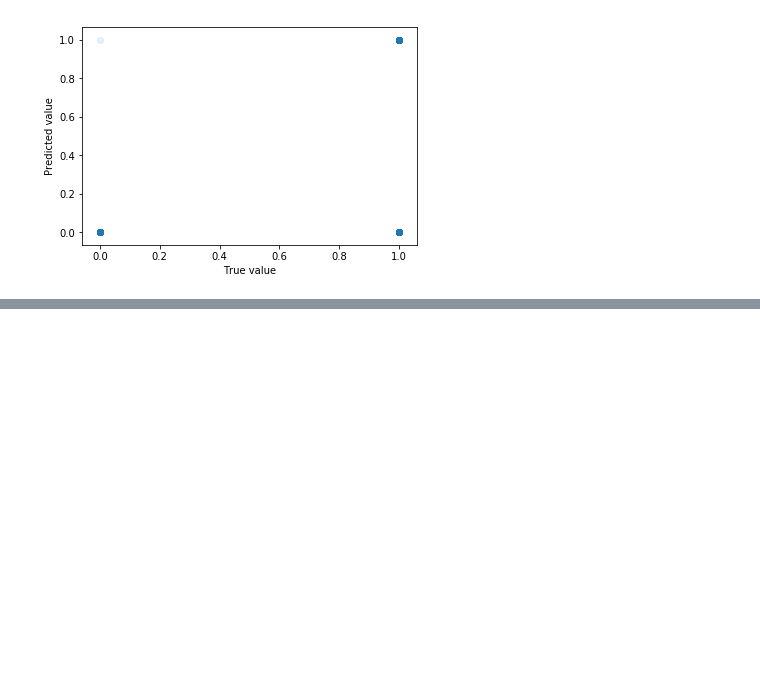
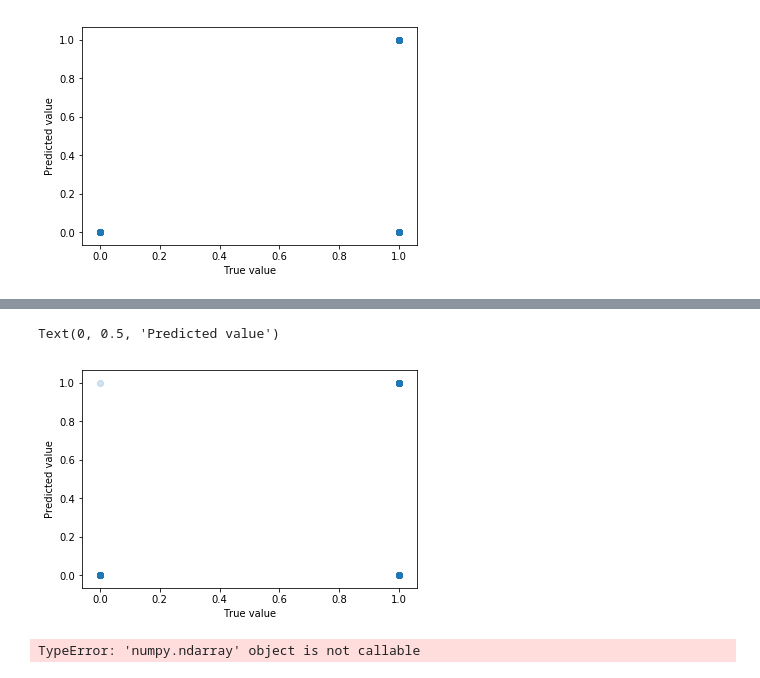
Before and after one commit to theicechol/metamoles, a Jupyter notebook: notebooks/model_creation.ipynb, the cells around one changed output, grey strips where cells are left out. Cells and saved outputs as stored; diff of their text form; code cells hidden in the pictures; blank space fills up the shorter version.

```diff
--- a/notebooks/model_creation.ipynb
+++ b/notebooks/model_creation.ipynb
@@ -114,0 +219,7 @@ Text(0, 0.5, 'Predicted value')
+# %%
+plt.scatter(reaction_test, y_pred, alpha=0.1)
+plt.xlabel('True value')
+plt.ylabel('Predicted value')
+# %% [output]
+Text(0, 0.5, 'Predicted value')
+[figure, added]
@@ -114,0 +230,5 @@ Text(0, 0.5, 'Predicted value')
+# %%
+confusion_matrix = confusion_matrix(reaction_test, predictions3)
+print(confusion_matrix)
+# %% [output]
+TypeError: 'numpy.ndarray' object is not callable
```
Also changed, not shown: parts of 22 cells of this notebook.
